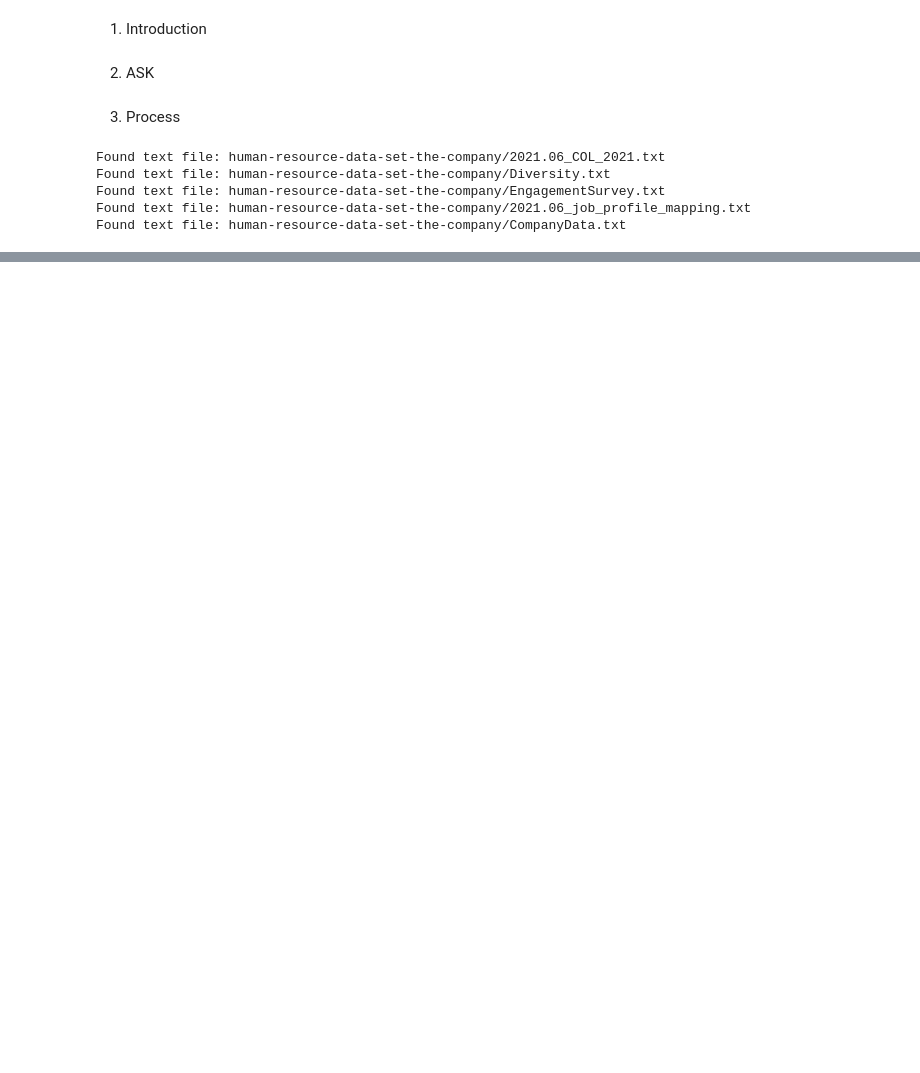
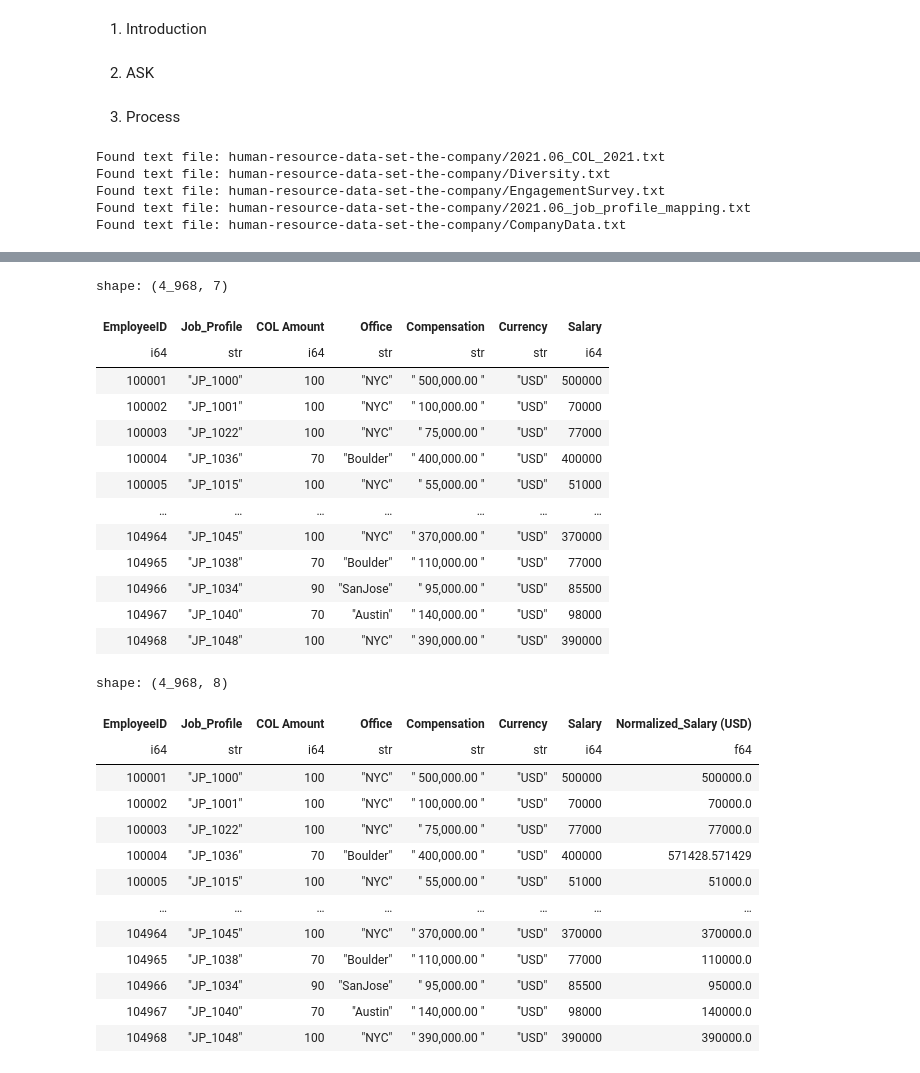
Before and after one commit to LeonTran29/Human_Resource_Data_Set_-TheCompany-, a Jupyter notebook: Process.ipynb, the cells around one changed output, grey strips where cells are left out. Drawn from its saved outputs; the diff is of its cells as text; code cells hidden in the pictures; blank space fills up the shorter version.

```diff
--- a/Process.ipynb
+++ b/Process.ipynb
@@ -123,0 +187,54 @@ shape: (4_969, 25)
+# %%
+df_combined = Company.join(Profile, on ='Job_Profile', how='inner').join(COL, on = 'Office', how='inner')
+
+#display(df_combined)
+display(df_combined[['EmployeeID','Job_Profile','COL Amount','Office','Compensation','Currency','Salary']])
+
+df_combined= df_combined.with_columns(
+    # Create the Conversion_Rate column based on the Currency column
+    (
+        pl.when(pl.col("Currency") == "JPY").then(pl.lit(Currency_Rate["JPY"]))
+        .when(pl.col("Currency") == "HKD").then(pl.lit(Currency_Rate["HKD"]))
+        .when(pl.col("Currency") == "USD").then(pl.lit(Currency_Rate["USD"]))
+        .when(pl.col("Currency") == "GBP").then(pl.lit(Currency_Rate["GBP"]))
+        .when(pl.col("Currency") == "NOK").then(pl.lit(Currency_Rate["NOK"]))
+        .otherwise(pl.lit(None)) # Handle any other currency gracefully
+    ).alias("Conversion_Rate"),
+)
+
+df_combined = df_combined.with_columns(
+    (pl.col("Salary") * pl.col("Conversion_Rate")).alias("Salary_USD")
+)
+df_combined = df_combined.with_columns(
+    (pl.col("Salary_USD") / pl.col("COL Amount") *100).alias("Normalized_Salary (USD)")
+)
+display(df_combined[['EmployeeID','Job_Profile','COL Amount','Office','Compensation','Currency','Salary','Normalized_Salary (USD)']])
+# %% [output]
+shape: (4_968, 7)
+| EmployeeID | Job_Profile | COL Amount | Office | Compensation | Currency | Salary |
+| i64 | str | i64 | str | str | str | i64 |
+| 100001 | "JP_1000" | 100 | "NYC" | " 500,000.00 " | "USD" | 500000 |
+| 100002 | "JP_1001" | 100 | "NYC" | " 100,000.00 " | "USD" | 70000 |
+| 100003 | "JP_1022" | 100 | "NYC" | " 75,000.00 " | "USD" | 77000 |
+| 100004 | "JP_1036" | 70 | "Boulder" | " 400,000.00 " | "USD" | 400000 |
+| 100005 | "JP_1015" | 100 | "NYC" | " 55,000.00 " | "USD" | 51000 |
+| … | … | … | … | … | … | … |
+| 104964 | "JP_1045" | 100 | "NYC" | " 370,000.00 " | "USD" | 370000 |
+| 104965 | "JP_1038" | 70 | "Boulder" | " 110,000.00 " | "USD" | 77000 |
+| 104966 | "JP_1034" | 90 | "SanJose" | " 95,000.00 " | "USD" | 85500 |
+| 104967 | "JP_1040" | 70 | "Austin" | " 140,000.00 " | "USD" | 98000 |
+| 104968 | "JP_1048" | 100 | "NYC" | " 390,000.00 " | "USD" | 390000 |
+shape: (4_968, 8)
+| EmployeeID | Job_Profile | COL Amount | Office | Compensation | Currency | Salary | Normalized_Salary (USD) |
+| i64 | str | i64 | str | str | str | i64 | f64 |
+| 100001 | "JP_1000" | 100 | "NYC" | " 500,000.00 " | "USD" | 500000 | 500000.0 |
+| 100002 | "JP_1001" | 100 | "NYC" | " 100,000.00 " | "USD" | 70000 | 70000.0 |
+| 100003 | "JP_1022" | 100 | "NYC" | " 75,000.00 " | "USD" | 77000 | 77000.0 |
+| 100004 | "JP_1036" | 70 | "Boulder" | " 400,000.00 " | "USD" | 400000 | 571428.571429 |
+| 100005 | "JP_1015" | 100 | "NYC" | " 55,000.00 " | "USD" | 51000 | 51000.0 |
+| … | … | … | … | … | … | … | … |
+| 104964 | "JP_1045" | 100 | "NYC" | " 370,000.00 " | "USD" | 370000 | 370000.0 |
+| 104965 | "JP_1038" | 70 | "Boulder" | " 110,000.00 " | "USD" | 77000 | 110000.0 |
+| 104966 | "JP_1034" | 90 | "SanJose" | " 95,000.00 " | "USD" | 85500 | 95000.0 |
+| 104967 | "JP_1040" | 70 | "Austin" | " 140,000.00 " | "USD" | 98000 | 140000.0 |
+| 104968 | "JP_1048" | 100 | "NYC" | " 390,000.00 " | "USD" | 390000 | 390000.0 |
```
Also changed, not shown: parts of 9 cells of this notebook.
